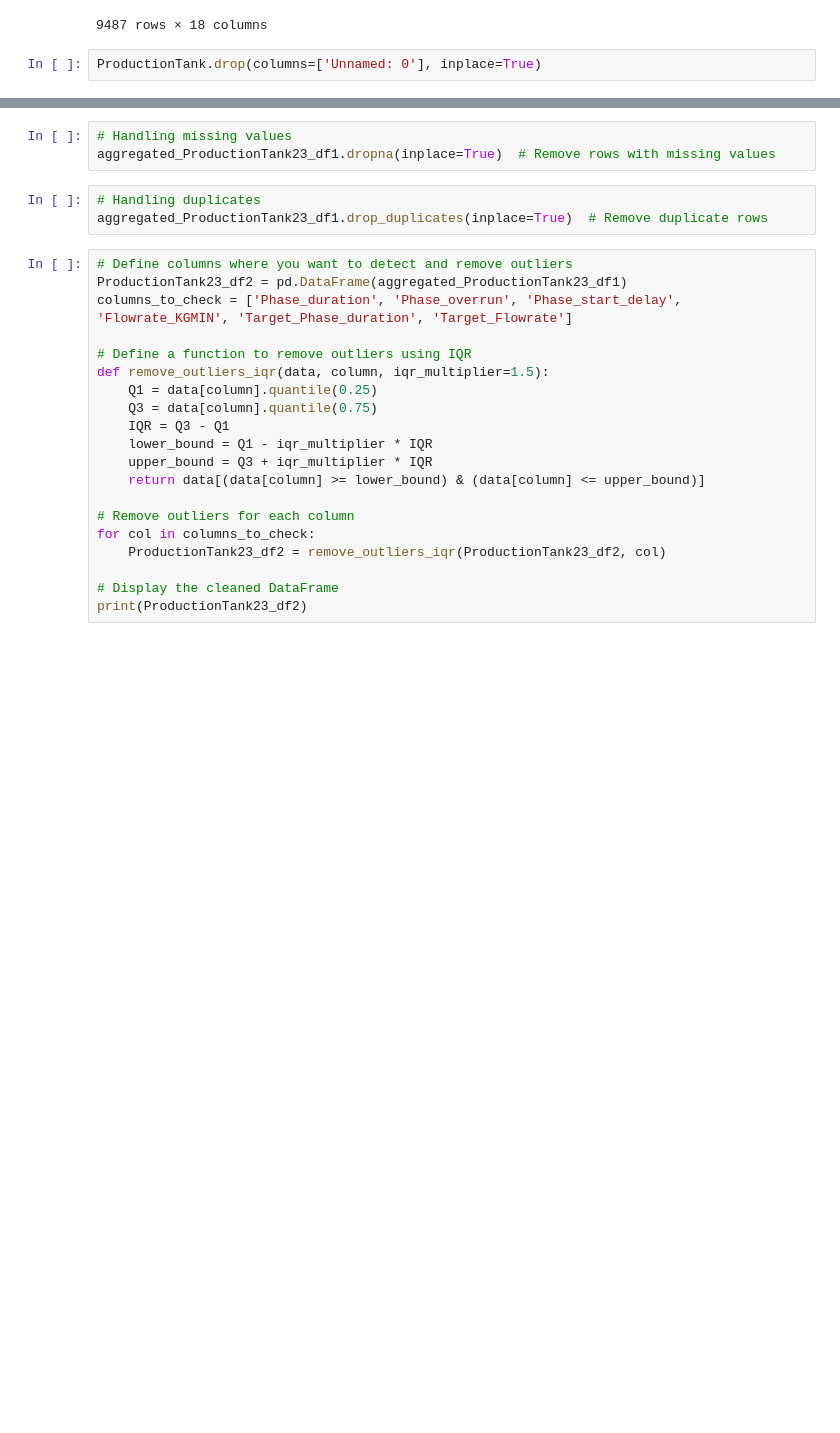
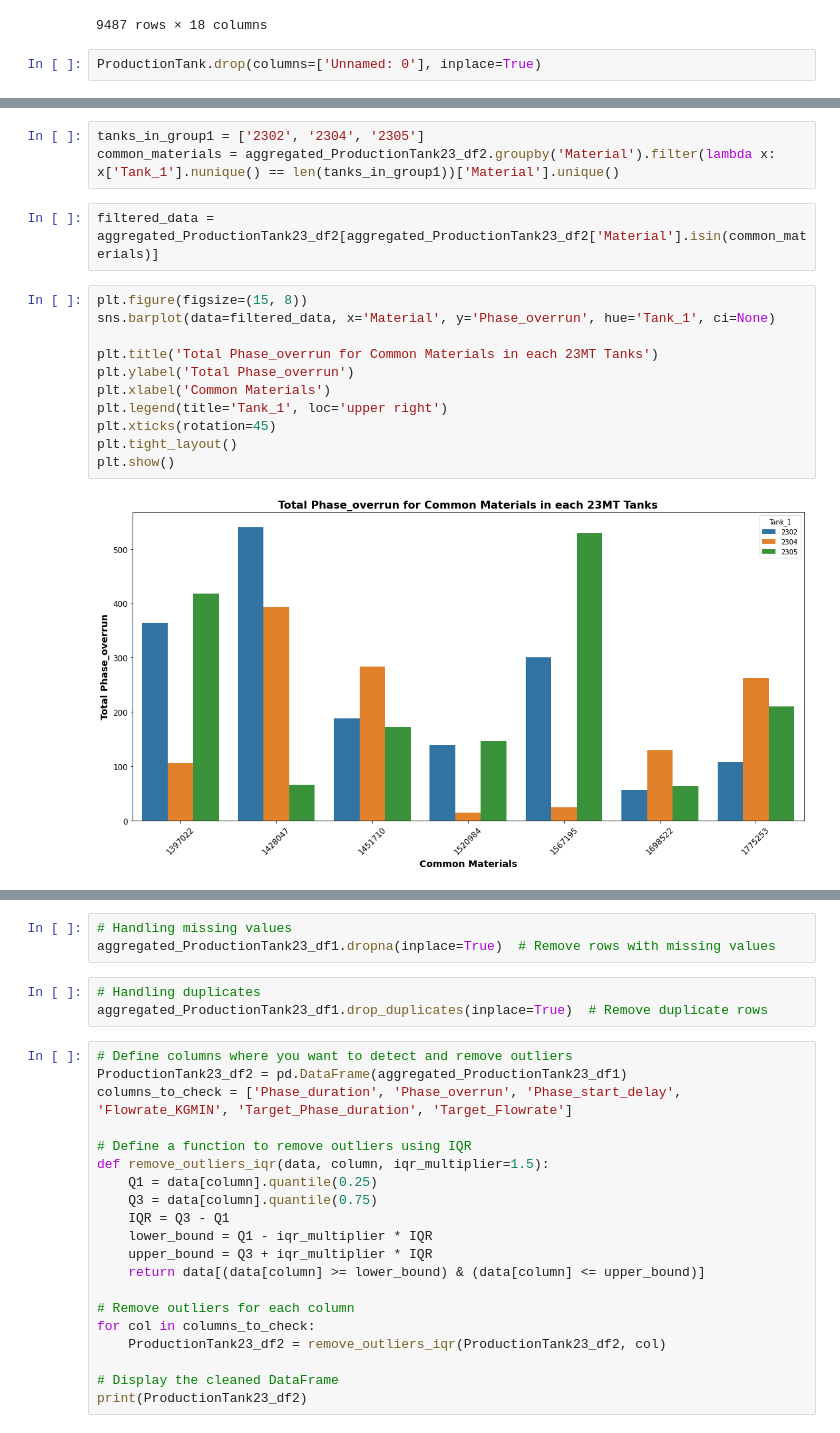
Before and after one commit to MichelleMoran431/Capstone---CCT, a Jupyter notebook: Python Working Notebooks/All 23MT Tanks.ipynb, the cells around one changed output, grey strips where cells are left out. Cells and saved outputs as stored; diff of their text form; blank space fills up the shorter version.

```diff
--- a/Python Working Notebooks/All 23MT Tanks.ipynb
+++ b/Python Working Notebooks/All 23MT Tanks.ipynb
@@ -90,0 +286,18 @@ print(aggregated_ProductionTank23_df1)
+# %%
+tanks_in_group1 = ['2302', '2304', '2305']
+common_materials = aggregated_ProductionTank23_df2.groupby('Material').filter(lambda x: x['Tank_1'].nunique() == len(tanks_in_group1))['Material'].unique()
+# %%
+filtered_data = aggregated_ProductionTank23_df2[aggregated_ProductionTank23_df2['Material'].isin(common_materials)]
+# %%
+plt.figure(figsize=(15, 8))
+sns.barplot(data=filtered_data, x='Material', y='Phase_overrun', hue='Tank_1', ci=None)
+
+plt.title('Total Phase_overrun for Common Materials in each 23MT Tanks')
+plt.ylabel('Total Phase_overrun')
+plt.xlabel('Common Materials')
+plt.legend(title='Tank_1', loc='upper right')
+plt.xticks(rotation=45)
+plt.tight_layout()
+plt.show()
+# %% [output]
+[figure, added]
```
Also changed, not shown: parts of 12 cells of this notebook, 37 other files.
